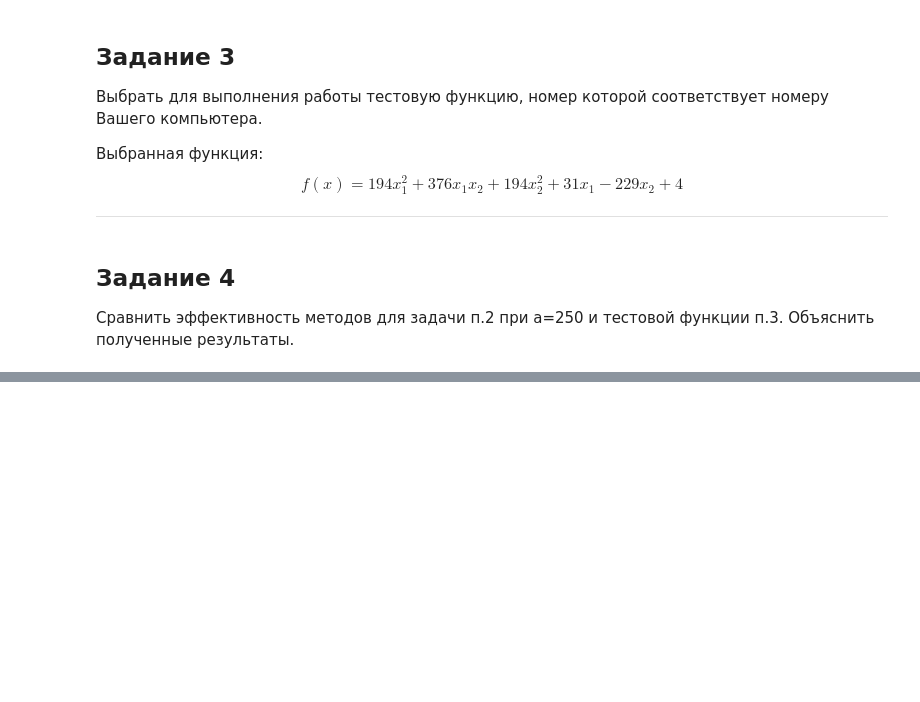
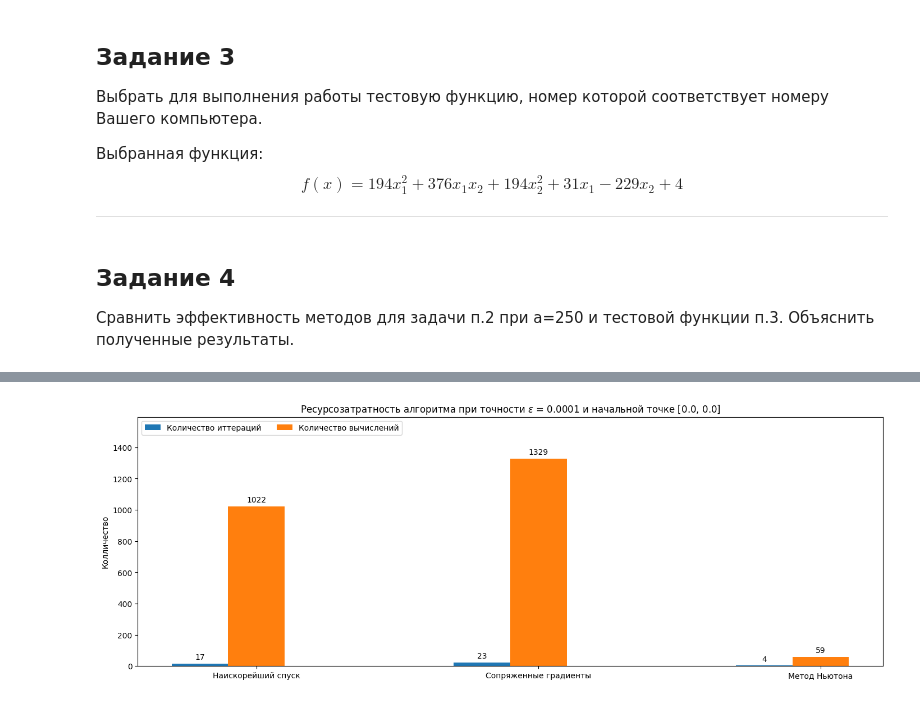
Before and after one commit to niceguy135/optimization_labs, a Jupyter notebook: Lab2.ipynb, the cells around one changed output, grey strips where cells are left out. Saved outputs shown, nothing was run; the diff lists cells and outputs as text; code cells hidden in the pictures; blank space fills up the shorter version.

```diff
--- a/Lab2.ipynb
+++ b/Lab2.ipynb
@@ -633,0 +846,88 @@ KeyboardInterrupt:
+# %%
+def bitByBitSearch(func, x, eps=10e-5):
+    """Реализация метода поразрядного поиска. Возвращает точку минимума, значение минимума функции и количество вычислений"""
+
+    cur_eps = 0.25 if 0.25 > eps else eps
+
+    direction_to_right = True
+    compute_number = 0
+
+    func_arg = x
+    last_point = Point(func_arg, func(func_arg))
+
+
+    while True:
+
+        while True:
+            func_arg += cur_eps if direction_to_right else -1*cur_eps
+
+            func_value = func(func_arg)
+            func_point = Point(func_arg, func_value)
+            compute_number += 1
+
+            if func_point >= last_point:
+                break
+            else:
+                last_point = func_point
+
+        if cur_eps <= eps:
+            break
+        else:
+            last_point = func_point
+            direction_to_right = not direction_to_right
+            cur_eps /= 4
+
+    return last_point.get_coords(), last_point.value, compute_number
+
+
+from sympy import Symbol
+x, y = Symbol("x"), Symbol("y")
+
+plt.rcParams['figure.figsize'] = [14, 5]
+
+research_function = (x**2 + y - 11)**2 + (x + y**2 - 7)**2
+research_eps = 10e-5
+
+for start_point in [[.0, .0], [-5.0, .0]]:
+    x, y = Symbol("x"), Symbol("y")
+    computes = {
+        "Наискорейший спуск": fastest_downhill(research_function, start_point, research_eps),
+        "Сопряженные градиенты": conjugate_gradients_method(research_function, start_point, research_eps),
+        "Метод Ньютона": cool_newton_method(research_function, start_point, research_eps),
+    }
+
+    methods_name = computes.keys()
+    compute_difficulty = {
+        "Количество иттераций": [],
+        "Количество вычислений": [],
+    }
+    for method_name in methods_name:
+        compute_difficulty["Количество иттераций"].append(
+            computes[method_name][2]
+        )
+        compute_difficulty["Количество вычислений"].append(
+            computes[method_name][3]
+        )
+        print(f"Метод {method_name} --- результат {computes[method_name]}")
+
+    x = np.arange(len(methods_name))  # the label locations
+    width = 0.2  # the width of the bars
+    multiplier = 0
+
+    fig, ax = plt.subplots(layout='constrained')
+
+    for attribute, measurement in compute_difficulty.items():
+        offset = width * multiplier
+        rects = ax.bar(x + offset, measurement, width, label=attribute)
+        ax.bar_label(rects, padding=3)
+        multiplier += 1
+
+    # Add some text for labels, title and custom x-axis tick labels, etc.
+    ax.set_ylabel('Колличество')
+    ax.set_title(f'Ресурсозатратность алгоритма при точности ' + r'$\epsilon$ = ' + str(research_eps) + f" и начальной точке {start_point}")
+    ax.set_xticks(x + width, methods_name)
+    ax.legend(loc='upper left', ncols=3)
+    ax.set_ylim(0, max(computes.values(), key=lambda x: x[3])[3] * 1.2)
+
+    plt.show()
+# %% [output]
@@ -633,0 +937 @@ KeyboardInterrupt:
+[figure, added]
```
Also changed, not shown: parts of 15 cells of this notebook.
